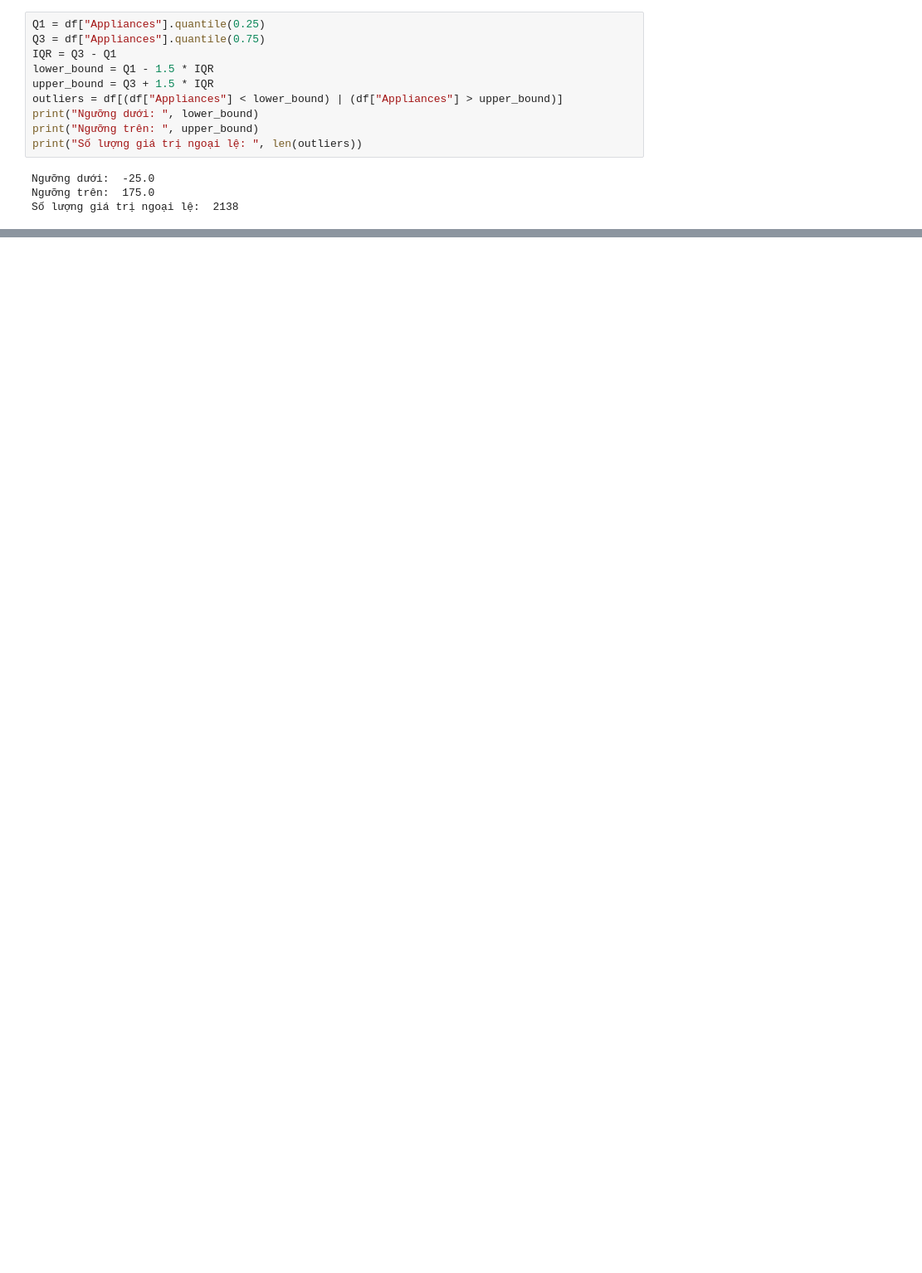
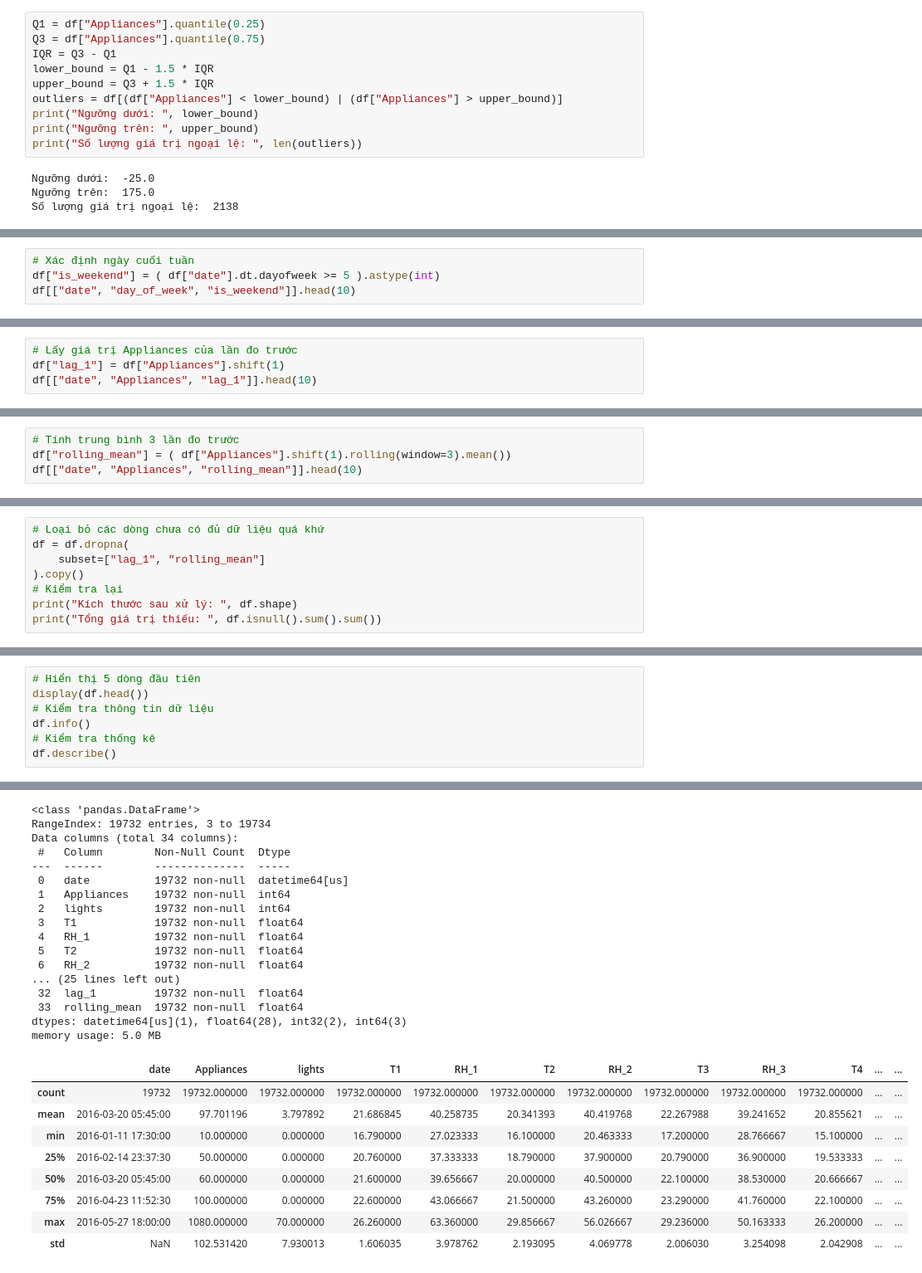
Before and after one commit to TuanKiet31082006/AEP_MayHoc, a Jupyter notebook: notebooks/01_EDA_Preprocessing.ipynb, the cells around one changed output, grey strips where cells are left out. Shown at 83% size. Drawn from its saved outputs; the diff is of its cells as text; blank space fills up the shorter version.

```diff
--- a/notebooks/01_EDA_Preprocessing.ipynb
+++ b/notebooks/01_EDA_Preprocessing.ipynb
@@ -170,3 +170,7 @@ plt.savefig("../images/appliances_boxplot.png", dpi=300, bbox_inches='tight')
 plt.show()
 # %% [output]
 [figure]
+# %%
+# Xác định ngày cuối tuần
+df["is_weekend"] = ( df["date"].dt.dayofweek >= 5 ).astype(int)
+df[["date", "day_of_week", "is_weekend"]].head(10)
@@ -172,0 +189,4 @@ plt.show()
+# %%
+# Lấy giá trị Appliances của lần đo trước
+df["lag_1"] = df["Appliances"].shift(1)
+df[["date", "Appliances", "lag_1"]].head(10)
@@ -172,0 +205,4 @@ plt.show()
+# %%
+# Tính trung bình 3 lần đo trước
+df["rolling_mean"] = ( df["Appliances"].shift(1).rolling(window=3).mean())
+df[["date", "Appliances", "rolling_mean"]].head(10)
@@ -172,0 +264,8 @@ plt.show()
+# %%
+# Loại bỏ các dòng chưa có đủ dữ liệu quá khứ
+df = df.dropna(
+    subset=["lag_1", "rolling_mean"]
+).copy()
+# Kiểm tra lại
+print("Kích thước sau xử lý: ", df.shape)
+print("Tổng giá trị thiếu: ", df.isnull().sum().sum())
@@ -172,0 +275,8 @@ plt.show()
+# %%
+# Hiển thị 5 dòng đầu tiên
+display(df.head())
+# Kiểm tra thông tin dữ liệu
+df.info()
+# Kiểm tra thống kê
+df.describe()
+# %% [output]
@@ -172,0 +290,26 @@ plt.show()
+<class 'pandas.DataFrame'>
+RangeIndex: 19732 entries, 3 to 19734
+Data columns (total 34 columns):
+ #   Column        Non-Null Count  Dtype
+---  ------        --------------  -----
+ 0   date          19732 non-null  datetime64[us]
+ 1   Appliances    19732 non-null  int64
+ 2   lights        19732 non-null  int64
+ 3   T1            19732 non-null  float64
+ 4   RH_1          19732 non-null  float64
+ 5   T2            19732 non-null  float64
+ 6   RH_2          19732 non-null  float64
+... (25 lines left out)
+ 32  lag_1         19732 non-null  float64
+ 33  rolling_mean  19732 non-null  float64
+dtypes: datetime64[us](1), float64(28), int32(2), int64(3)
+memory usage: 5.0 MB
+|  | date | Appliances | lights | T1 | RH_1 | T2 | RH_2 | T3 | RH_3 | T4 | ... | ... |
+| count | 19732 | 19732.000000 | 19732.000000 | 19732.000000 | 19732.000000 | 19732.000000 | 19732.000000 | 19732.000000 | 19732.000000 | 19732.000000 | ... | ... |
+| mean | 2016-03-20 05:45:00 | 97.701196 | 3.797892 | 21.686845 | 40.258735 | 20.341393 | 40.419768 | 22.267988 | 39.241652 | 20.855621 | ... | ... |
+| min | 2016-01-11 17:30:00 | 10.000000 | 0.000000 | 16.790000 | 27.023333 | 16.100000 | 20.463333 | 17.200000 | 28.766667 | 15.100000 | ... | ... |
+| 25% | 2016-02-14 23:37:30 | 50.000000 | 0.000000 | 20.760000 | 37.333333 | 18.790000 | 37.900000 | 20.790000 | 36.900000 | 19.533333 | ... | ... |
+| 50% | 2016-03-20 05:45:00 | 60.000000 | 0.000000 | 21.600000 | 39.656667 | 20.000000 | 40.500000 | 22.100000 | 38.530000 | 20.666667 | ... | ... |
+| 75% | 2016-04-23 11:52:30 | 100.000000 | 0.000000 | 22.600000 | 43.066667 | 21.500000 | 43.260000 | 23.290000 | 41.760000 | 22.100000 | ... | ... |
+| max | 2016-05-27 18:00:00 | 1080.000000 | 70.000000 | 26.260000 | 63.360000 | 29.856667 | 56.026667 | 29.236000 | 50.163333 | 26.200000 | ... | ... |
+| std | NaN | 102.531420 | 7.930013 | 1.606035 | 3.978762 | 2.193095 | 4.069778 | 2.006030 | 3.254098 | 2.042908 | ... | ... |
```
Also changed, not shown: parts of 11 cells of this notebook, 2 other files.
